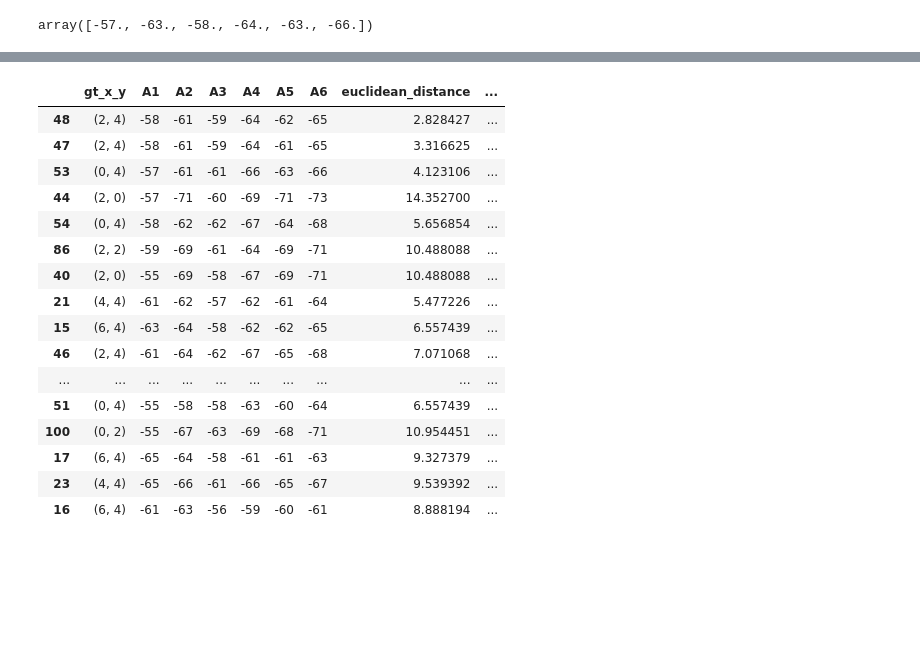
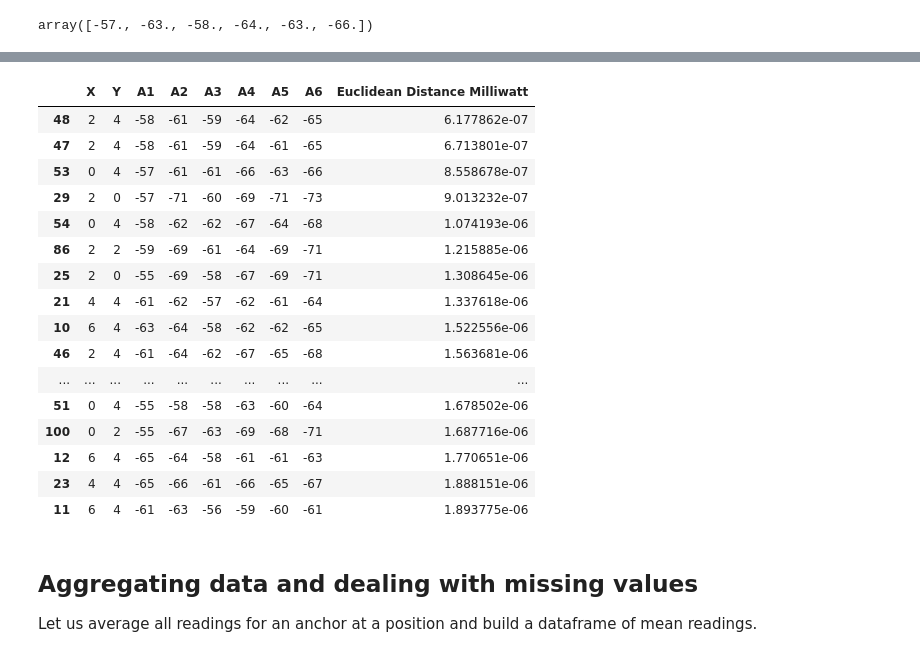
Before and after one commit to francesco-plt/finding-dory, a Jupyter notebook: localization.ipynb, the cells around one changed output, grey strips where cells are left out. Drawn from its saved outputs; the diff is of its cells as text; code cells hidden in the pictures; blank space fills up the shorter version.

```diff
--- a/localization.ipynb
+++ b/localization.ipynb
@@ -24,7 +24,7 @@ with open("coap/coap_coords.txt") as f:
     ls = l.split("||")
 
     # extract ground truth position
-    pos = tuple(map(int, map(float,ls[0].split(","))))
+    pos = list(map(int, map(float,ls[0].split(","))))
 
     # parse list and integet literals as python lists
     anchors_readings = []
@@ -34,13 +34,13 @@ with open("coap/coap_coords.txt") as f:
     # unroll experiments into one row per experiment
     # appending ground truth and one station per column
     for exp_idx in range(len(anchors_readings[0])):
-      row = [pos]
+      row = pos[:]
       for anchor_idx in range(len(anchors_readings)):
         #print(anchors_readings[anchor_idx])
         row.append(anchors_readings[anchor_idx][exp_idx])
       data_coap.append(row)
 
   # build df
-  df_coap = pd.DataFrame(data=data_coap, columns=['gt_x_y', "A1", "A2", "A3", "A4", "A5", "A6"])
+  df_coap = pd.DataFrame(data=data_coap, columns=["X", "Y", "A1", "A2", "A3", "A4", "A5", "A6"])
   display(df_coap)
 # %% [output]
@@ -67,7 +67,7 @@ with open("mqtt/mqtt_coords.txt") as f:
     ls = l.split("|")
 
     # extract ground truth position
-    pos = tuple(map(int, map(float,ls[0].split(","))))
+    pos = list(map(int, map(float,ls[0].split(","))))
 
     # parse list and integet literals as python lists
     anchors_readings = []
@@ -77,13 +77,13 @@ with open("mqtt/mqtt_coords.txt") as f:
     # unroll experiments into one row per experiment
     # appending ground truth and one station per column
     for exp_idx in range(len(anchors_readings[0])):
-      row = [pos]
+      row = pos[:]
       for anchor_idx in range(len(anchors_readings)):
         #print(anchors_readings[anchor_idx])
         row.append(anchors_readings[anchor_idx][exp_idx])
       data_mqtt.append(row)
 
   # build df
-  df_mqtt = pd.DataFrame(data=data_mqtt, columns=['gt_x_y', "A1", "A2", "A3", "A4", "A5", "A6"])
+  df_mqtt = pd.DataFrame(data=data_mqtt, columns=["X", "Y", "A1", "A2", "A3", "A4", "A5", "A6"])
   display(df_mqtt)
 # %% [output]
@@ -139,10 +140,9 @@ Compute euclidean distance of each figerprint from the sample
 # %%
 def compute_euclidean_distance(row):
-  return np.linalg.norm(Dory_RSSI - row[["A1", "A2", "A3", "A4", "A5", "A6"]])
+  return np.linalg.norm(Dory_RSSI_np - row[["A1", "A2", "A3", "A4", "A5", "A6"]])
 
 def compute_euclidean_distance_mw(row):
   return np.linalg.norm(Dory_RSSI_mw - np.power(10, row[["A1", "A2", "A3", "A4", "A5", "A6"]] / 10))
 
-df['euclidean_distance'] = df.apply(compute_euclidean_distance, axis=1)
-df['euclidean_distance_mw'] = df.apply(compute_euclidean_distance_mw, axis=1)
-display(df)
+df['Euclidean Distance'] = df.apply(compute_euclidean_distance, axis=1)
+df['Euclidean Distance Milliwatt'] = df.apply(compute_euclidean_distance_mw, axis=1)
@@ -185,20 +171,23 @@ display(df.nsmallest(20,'euclidean_distance', 'all'))
 # %%
-display(df.nsmallest(20,'euclidean_distance_mw', 'all'))
+display(df.nsmallest(20, 'Euclidean Distance Milliwatt', 'all').loc[:,df.columns!="Euclidean Distance"])
 # %% [output]
-|  | gt_x_y | A1 | A2 | A3 | A4 | A5 | A6 | euclidean_distance | ... |
-| 48 | (2, 4) | -58 | -61 | -59 | -64 | -62 | -65 | 2.828427 | ... |
-| 47 | (2, 4) | -58 | -61 | -59 | -64 | -61 | -65 | 3.316625 | ... |
-| 53 | (0, 4) | -57 | -61 | -61 | -66 | -63 | -66 | 4.123106 | ... |
-| 44 | (2, 0) | -57 | -71 | -60 | -69 | -71 | -73 | 14.352700 | ... |
-| 54 | (0, 4) | -58 | -62 | -62 | -67 | -64 | -68 | 5.656854 | ... |
-| 86 | (2, 2) | -59 | -69 | -61 | -64 | -69 | -71 | 10.488088 | ... |
-| 40 | (2, 0) | -55 | -69 | -58 | -67 | -69 | -71 | 10.488088 | ... |
-| 21 | (4, 4) | -61 | -62 | -57 | -62 | -61 | -64 | 5.477226 | ... |
-| 15 | (6, 4) | -63 | -64 | -58 | -62 | -62 | -65 | 6.557439 | ... |
-| 46 | (2, 4) | -61 | -64 | -62 | -67 | -65 | -68 | 7.071068 | ... |
+|  | X | Y | A1 | A2 | A3 | A4 | A5 | A6 | Euclidean Distance Milliwatt |
+| 48 | 2 | 4 | -58 | -61 | -59 | -64 | -62 | -65 | 6.177862e-07 |
+| 47 | 2 | 4 | -58 | -61 | -59 | -64 | -61 | -65 | 6.713801e-07 |
+| 53 | 0 | 4 | -57 | -61 | -61 | -66 | -63 | -66 | 8.558678e-07 |
+| 29 | 2 | 0 | -57 | -71 | -60 | -69 | -71 | -73 | 9.013232e-07 |
+| 54 | 0 | 4 | -58 | -62 | -62 | -67 | -64 | -68 | 1.074193e-06 |
+| 86 | 2 | 2 | -59 | -69 | -61 | -64 | -69 | -71 | 1.215885e-06 |
+| 25 | 2 | 0 | -55 | -69 | -58 | -67 | -69 | -71 | 1.308645e-06 |
+| 21 | 4 | 4 | -61 | -62 | -57 | -62 | -61 | -64 | 1.337618e-06 |
+| 10 | 6 | 4 | -63 | -64 | -58 | -62 | -62 | -65 | 1.522556e-06 |
+| 46 | 2 | 4 | -61 | -64 | -62 | -67 | -65 | -68 | 1.563681e-06 |
 | ... | ... | ... | ... | ... | ... | ... | ... | ... | ... |
-| 51 | (0, 4) | -55 | -58 | -58 | -63 | -60 | -64 | 6.557439 | ... |
-| 100 | (0, 2) | -55 | -67 | -63 | -69 | -68 | -71 | 10.954451 | ... |
-| 17 | (6, 4) | -65 | -64 | -58 | -61 | -61 | -63 | 9.327379 | ... |
-| 23 | (4, 4) | -65 | -66 | -61 | -66 | -65 | -67 | 9.539392 | ... |
-| 16 | (6, 4) | -61 | -63 | -56 | -59 | -60 | -61 | 8.888194 | ... |
+| 51 | 0 | 4 | -55 | -58 | -58 | -63 | -60 | -64 | 1.678502e-06 |
+| 100 | 0 | 2 | -55 | -67 | -63 | -69 | -68 | -71 | 1.687716e-06 |
+| 12 | 6 | 4 | -65 | -64 | -58 | -61 | -61 | -63 | 1.770651e-06 |
+| 23 | 4 | 4 | -65 | -66 | -61 | -66 | -65 | -67 | 1.888151e-06 |
+| 11 | 6 | 4 | -61 | -63 | -56 | -59 | -60 | -61 | 1.893775e-06 |
+# %% [markdown]
+## Aggregating data and dealing with missing values
+Let us average all readings for an anchor at a position and build a dataframe of mean readings.
```
Also changed, not shown: parts of 15 cells of this notebook, 1 other file.
